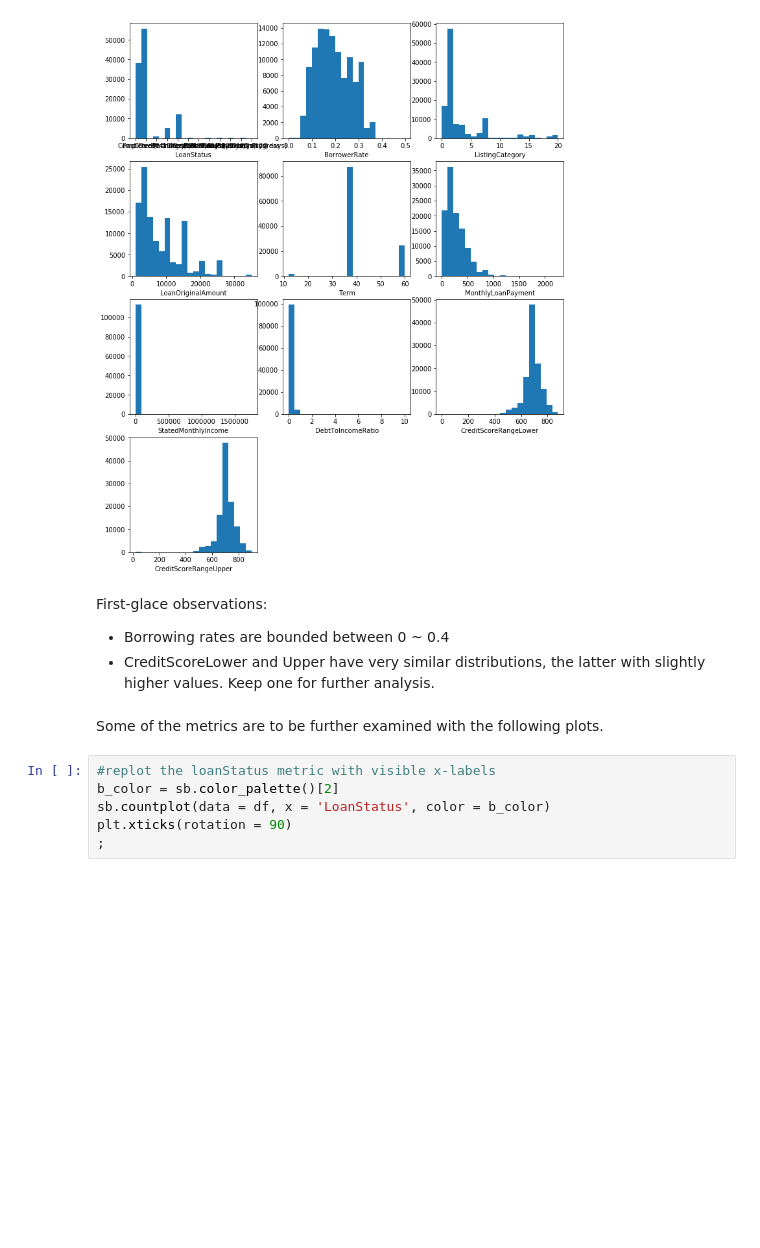
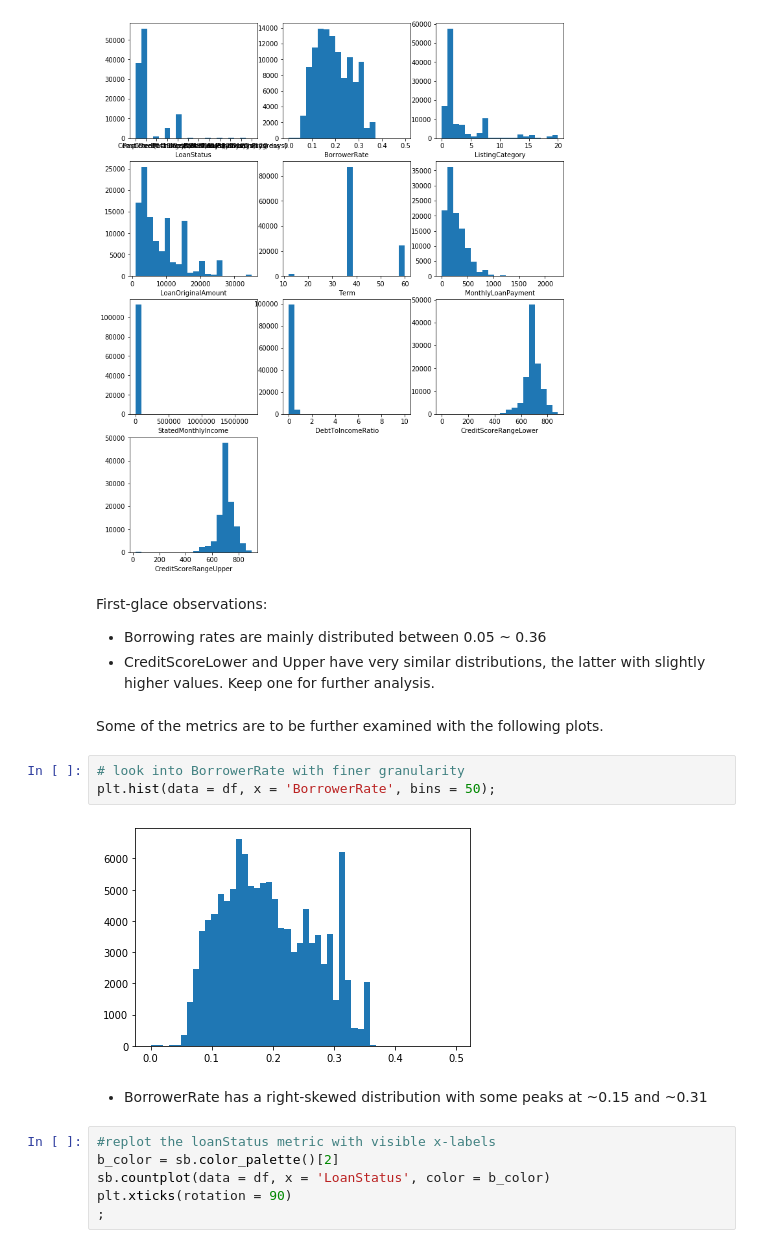
Before and after one commit to xiaohuach/UdacityProject-DataVisualization, a Jupyter notebook: Loan.ipynb, the cells around one changed output. Drawn from its saved outputs; the diff is of its cells as text; blank space fills up the shorter version.

```diff
--- a/Loan.ipynb
+++ b/Loan.ipynb
@@ -298,10 +298,17 @@ for m in metrics:
 [figure]
 # %% [markdown]
 First-glace observations:
-* Borrowing rates are bounded between 0 ~ 0.4
+* Borrowing rates are mainly distributed between 0.05 ~ 0.36
 * CreditScoreLower and Upper have very similar distributions, the latter with slightly higher values. Keep one for further analysis.
 # %% [markdown]
 Some of the metrics are to be further examined with the following plots.
+# %%
+# look into BorrowerRate with finer granularity
+plt.hist(data = df, x = 'BorrowerRate', bins = 50);
+# %% [output]
+[figure, added]
+# %% [markdown]
+- BorrowerRate has a right-skewed distribution with some peaks at ~0.15 and ~0.31
 # %%
 #replot the loanStatus metric with visible x-labels
 b_color = sb.color_palette()[2]
```
Also changed, not shown: parts of 62 cells of this notebook.
